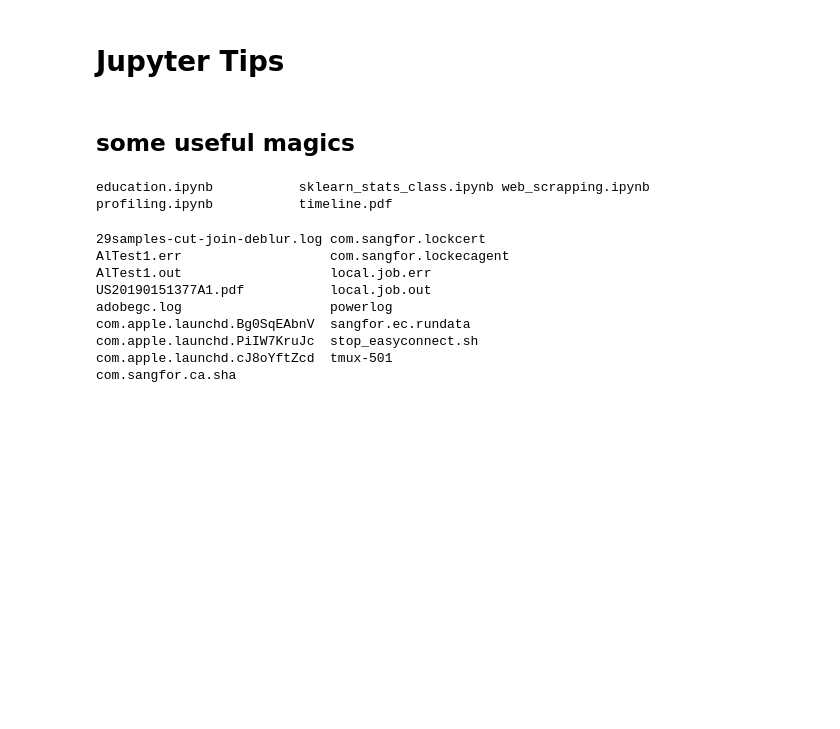
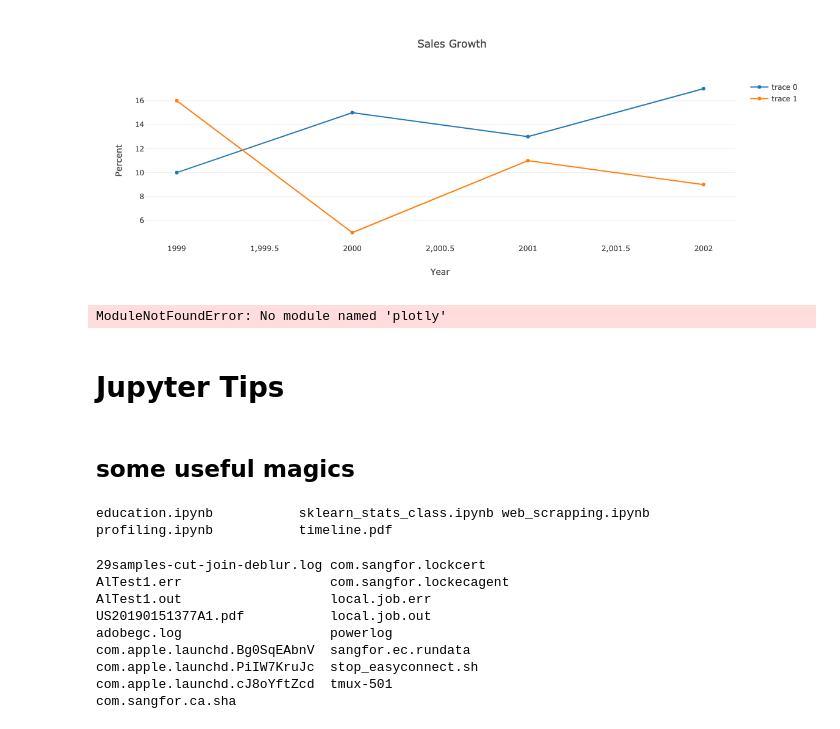
Before and after one commit to RNAer/python-recipes, a Jupyter notebook: ipynb/education.ipynb, the cells around one changed output. Drawn from its saved outputs; the diff is of its cells as text; code cells hidden in the pictures; blank space fills up the shorter version.

```diff
--- a/ipynb/education.ipynb
+++ b/ipynb/education.ipynb
@@ -7,6 +7,44 @@ import pandas as pd
 import itertools
 from IPython.display import display
 import doctest
+# %%
+from IPython.display import display
+
+def Plotly(data=[], layout={}):
+    bundle = {}
+    bundle['application/vnd.plotly.v1+json'] = {
+        'data': data,
+        'layout': layout,
+    }
+    display(bundle, raw=True)
+
+data = [
+    {'x': [1999, 2000, 2001, 2002], 'y': [10, 15, 13, 17], 'type': 'scatter'},
+    {'x': [1999, 2000, 2001, 2002], 'y': [16, 5, 11, 9], 'type': 'scatter'}
+]
+
+layout = {
+    'title': 'Sales Growth',
+    'xaxis': {'title': 'Year', 'showgrid': False, 'zeroline': False},
+    'yaxis': {'title': 'Percent', 'showline': False}
+}
+
+Plotly(data, layout)
+# %% [output]
+[figure, added]
+# %%
+import plotly
+from plotly.offline import iplot
+
+trace = plotly.graph_objs.Heatmap(z=[[1, 20, 30],
+                      [20, 1, 60],
+                      [30, 60, 1]])
+
+fig = dict(data=[trace])
+
+iplot(fig)
+# %% [output]
+ModuleNotFoundError: No module named 'plotly'
 # %% [markdown]
 # Jupyter Tips
 # %% [markdown]
```
Also changed, not shown: parts of 14 cells of this notebook.
